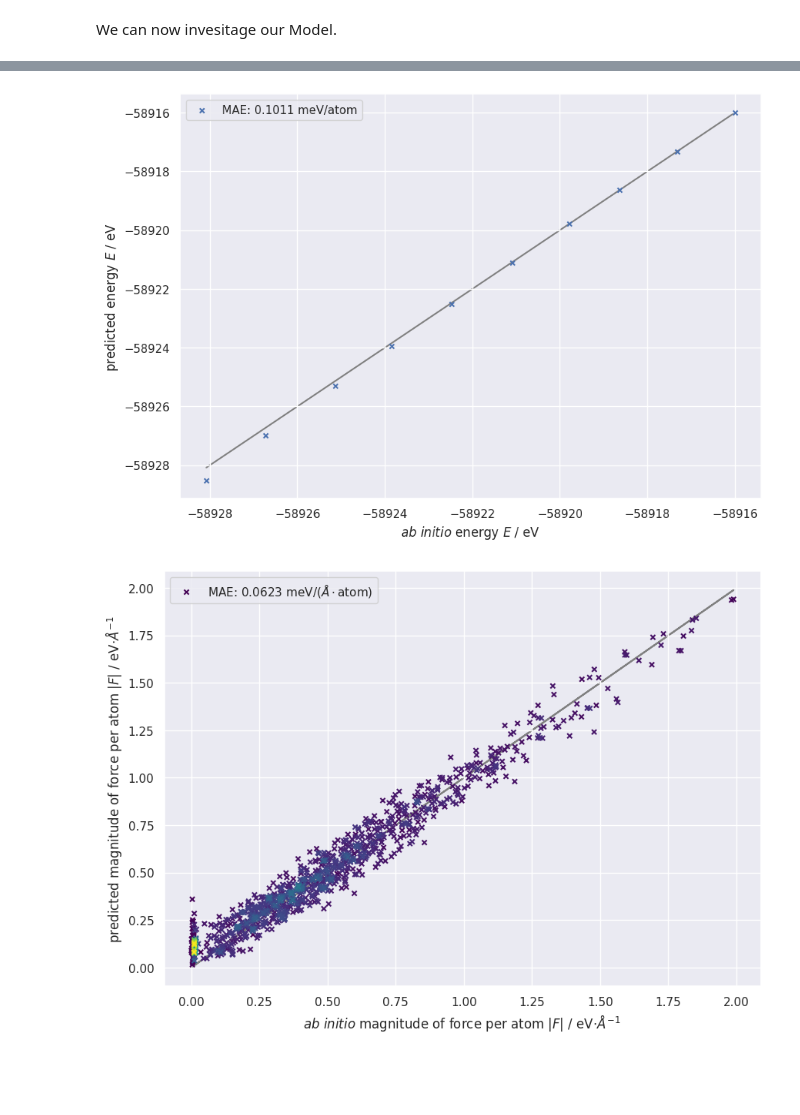
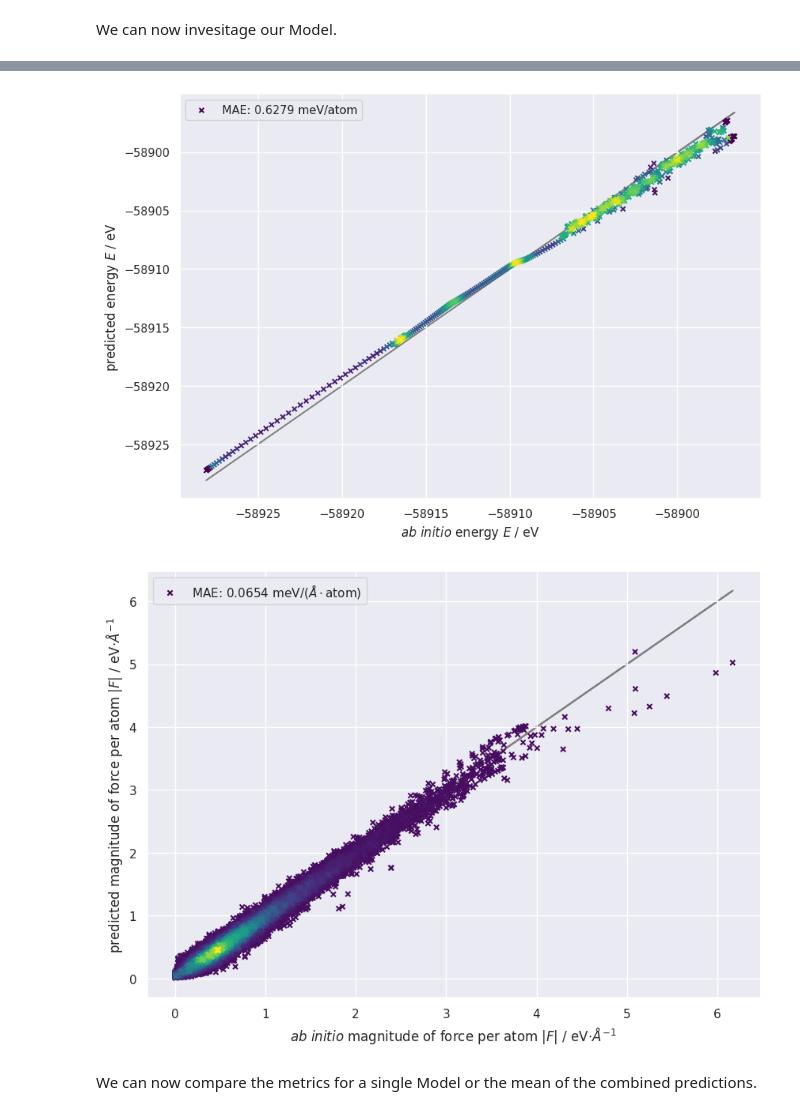
Before and after one commit to PythonFZ/IPS-Examples, a Jupyter notebook: main.ipynb, the cells around one changed output, grey strips where cells are left out. Cells and saved outputs as stored; diff of their text form; code cells hidden in the pictures; blank space fills up the shorter version.

Commit message:
ensemble model

```diff
--- a/main.ipynb
+++ b/main.ipynb
@@ -16,17 +24,28 @@ To enable them in other operations, rebuild TensorFlow with the appropriate comp
 # %%
 with ips.Project() as project:
-    data = ips.AddData(file="KCl1650K.extxyz", lines_to_read=100)
+    data = ips.AddData(file="KCl1650K.extxyz")
     test_data = ips.configuration_selection.UniformEnergeticSelection(
-        data=data, n_configurations=10, name="test_data"
+        data=data, n_configurations=500, name="test_data"
     )
     # we have now given the Nodes a "name" attribute to uniquly identify them
     train_data = ips.configuration_selection.RandomSelection(
         data=data,
-        n_configurations=5,
+        n_configurations=100,
         exclude_configurations=test_data.exclude_configurations,
         name="train_data",
     )
-    model = ips.models.GAP(train_data=train_data)
+    validate_data = ips.configuration_selection.RandomSelection(
+        data=train_data.excluded_atoms,
+        n_configurations=10,
+        name="validate_data",
+    )
+    model = ips.models.MACE(
+        train_data=train_data,
+        test_data=validate_data,
+        max_num_epochs=50,
+        name="model_1",
+        seed=1,
+    )
     prediction = ips.analysis.PredictWithModel(model=model, atoms=test_data)
     analyse = ips.analysis.AnalysePrediction(prediction=prediction)
 project.run()
@@ -49,0 +75,20 @@ print(analyse.forces)
+# %%
+models = [model]
+with project:
+    for idx in range(2, 6):
+        models.append(
+            ips.models.MACE(
+                train_data=train_data,
+                test_data=validate_data,
+                max_num_epochs=50,
+                seed=idx,
+                name=f"model_{idx}",
+            )
+        )
+    ensemble_analysis = ips.analysis.ModelEnsembleAnalysis(
+        models=models, atoms=test_data
+    )
+    combined_analyse = ips.analysis.AnalysePrediction(
+        prediction=ensemble_analysis, name="combined_analyse"
+    )
+project.run()
@@ -50,5 +110,10 @@ print(analyse.forces)
+# %%
+combined_analyse.load()
+combined_analyse.get_plots()
+# %% [output]
+[figure, added]
+[figure, added]
+# %% [markdown]
+We can now compare the metrics for a single Model or the mean of the combined predictions.
 # %%
-analyse.get_plots()
+analyse.load()
-# %% [output]
-[figure, removed]
-[figure, removed]
```
Also changed, not shown: parts of 23 cells of this notebook, 14 other files.
